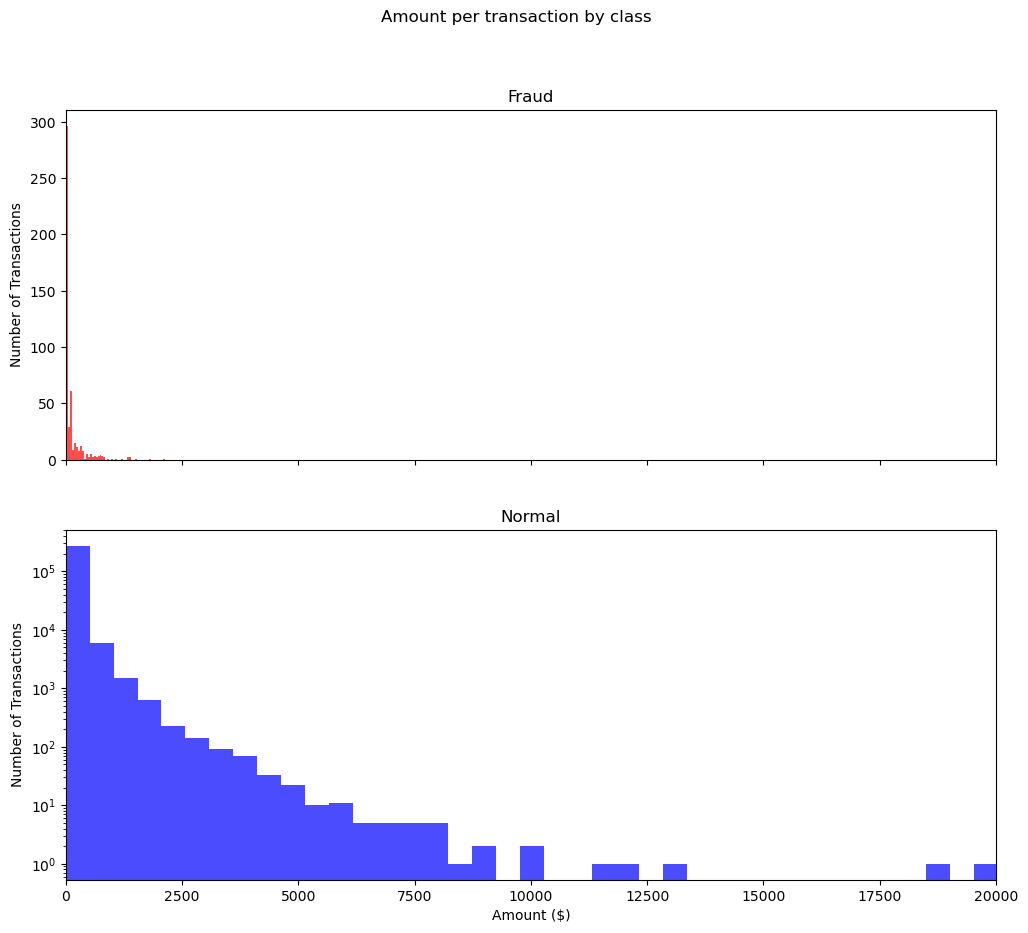
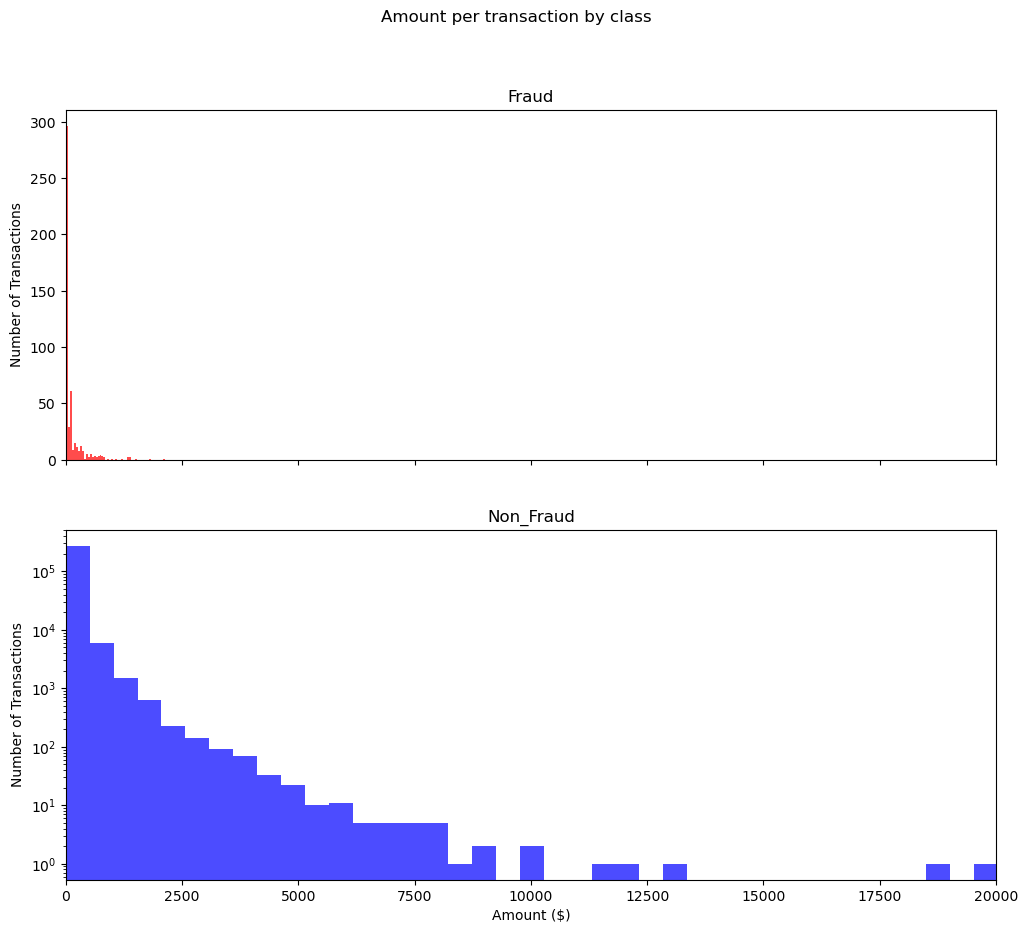
The notebook cell's code change between the first figure and the second:
--- before
+++ after
@@ -1,4 +1,2 @@
-import matplotlib.pyplot as plt
-import seaborn as sns
 
 # Set up a figure with two subplots (one for Fraud, one for Normal)
@@ -6,20 +4,20 @@
 fig.suptitle('Amount per transaction by class')
 
-# 1. Plot for Fraudulent Transactions
+# Plot for Fraudulent Transactions
 ax1.hist(dataset[dataset['Class'] == 1].Amount, bins=50, color='red', alpha=0.7)
 ax1.set_title('Fraud')
 ax1.set_ylabel('Number of Transactions')
 
-# 2. Plot for Non-Fraudulent Transactions
+# Plot for Non-Fraudulent Transactions
 ax2.hist(dataset[dataset['Class'] == 0].Amount, bins=50, color='blue', alpha=0.7)
-ax2.set_title('Normal')
+ax2.set_title('Non_Fraud')
 ax2.set_ylabel('Number of Transactions')
 
 plt.xlabel('Amount ($)')
-plt.xlim((0, 20000)) # Limit x-axis to see the bulk of the data
-plt.yscale('log')    # IMPORTANT: Use log scale to see the small fraud counts!
+plt.xlim((0, 20000)) 
+plt.yscale('log')   
 plt.show()
 
-# 3. The Boxplot (Great for seeing outliers)
+# The Boxplot (Great for seeing outliers)
 plt.figure(figsize=(8, 6))
 sns.boxplot(x='Class', y='Amount', data=dataset)

Commit: Analyisng the Time attritubes to get the information of the fraud and non fraud transcations